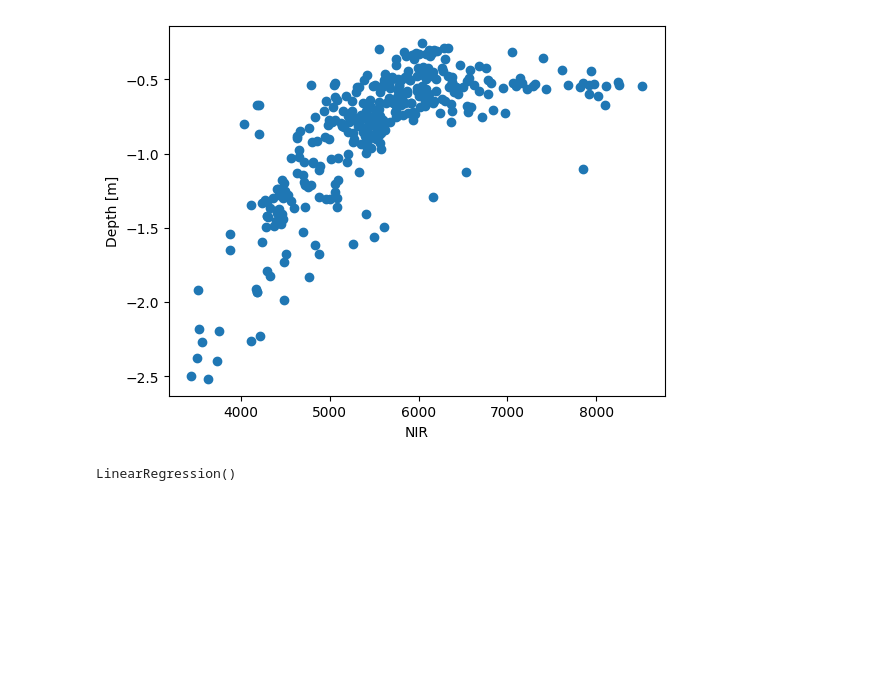
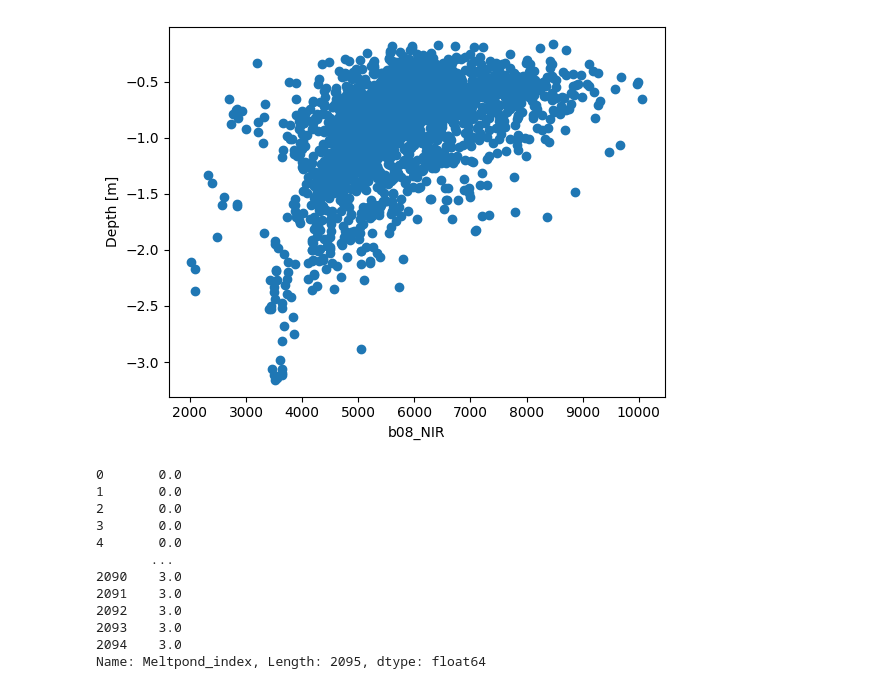
Before and after one commit to holgerlindholm/Fagprojekt_MeltpondsNY, a Jupyter notebook: Stat_testing.ipynb, the cells around one changed output. Drawn from its saved outputs; the diff is of its cells as text; code cells hidden in the pictures; blank space fills up the shorter version.

```diff
--- a/Stat_testing.ipynb
+++ b/Stat_testing.ipynb
@@ -8,15 +8,29 @@ import matplotlib.pyplot as plt
 
 import pandas as pd
 
-data_path = "C:/Users/chrel/Documents/GitHub/Fagprojekt_MeltpondsNY/pixels_dup_removed.csv"
+data_path = "C:/Users/chrel/Documents/GitHub/Fagprojekt_MeltpondsNY/dataset_single_pixel.csv"
 # %%
-columns = ["Meltpond index","Latitude","Longtitude","b08 (NIR)","b02 (red)","b03 (green)","b04 (blue)","Depth [m]","Sentinel Time","IceSat Time"]
+columns = ["Meltpond_index","Latitude","Longtitude","b08_NIR","b04_red","b03_green","b02_blue","Depth[m]","Time_sentinel","Time_ICESat"]
 #load data with columns
 data = pd.read_csv(data_path, names=columns)
-data
-plt.plot(data["b03 (green)"],data["Depth [m]"],'o')
-plt.xlabel("NIR")
+#data=pd.read_csv(data_path)
+#print(data)
+plt.plot(data["b03_green"],data["Depth[m]"],'o')
+plt.xlabel("b08_NIR")
 plt.ylabel("Depth [m]")
 plt.show()
+print(data["Meltpond_index"])
 # %% [output]
-[figure, old version]
+[figure, new version]
+0       0.0
+1       0.0
+2       0.0
+3       0.0
+4       0.0
+       ...
+2090    3.0
+2091    3.0
+2092    3.0
+2093    3.0
+2094    3.0
+Name: Meltpond_index, Length: 2095, dtype: float64
@@ -34,7 +36,0 @@ X=data[columns].to_numpy()
-# %%
-from sklearn import linear_model
-reg = linear_model.LinearRegression()
-
-reg.fit(X, data["Depth [m]"])
-# %% [output]
-LinearRegression()
```
Also changed, not shown: parts of 15 cells of this notebook, 2 other files.
